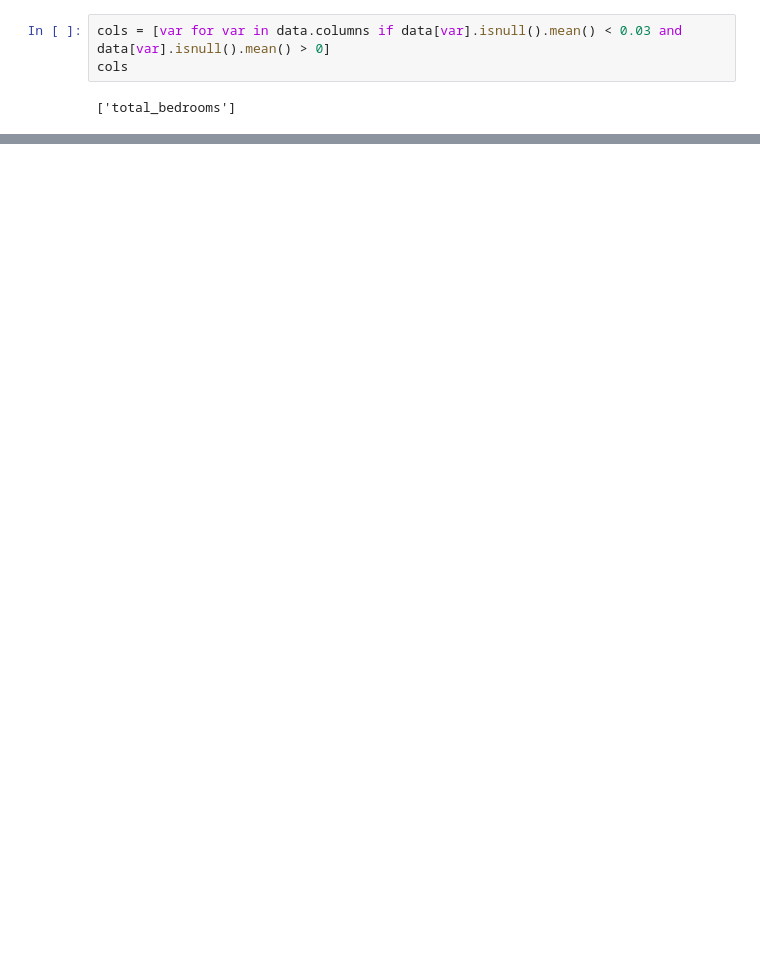
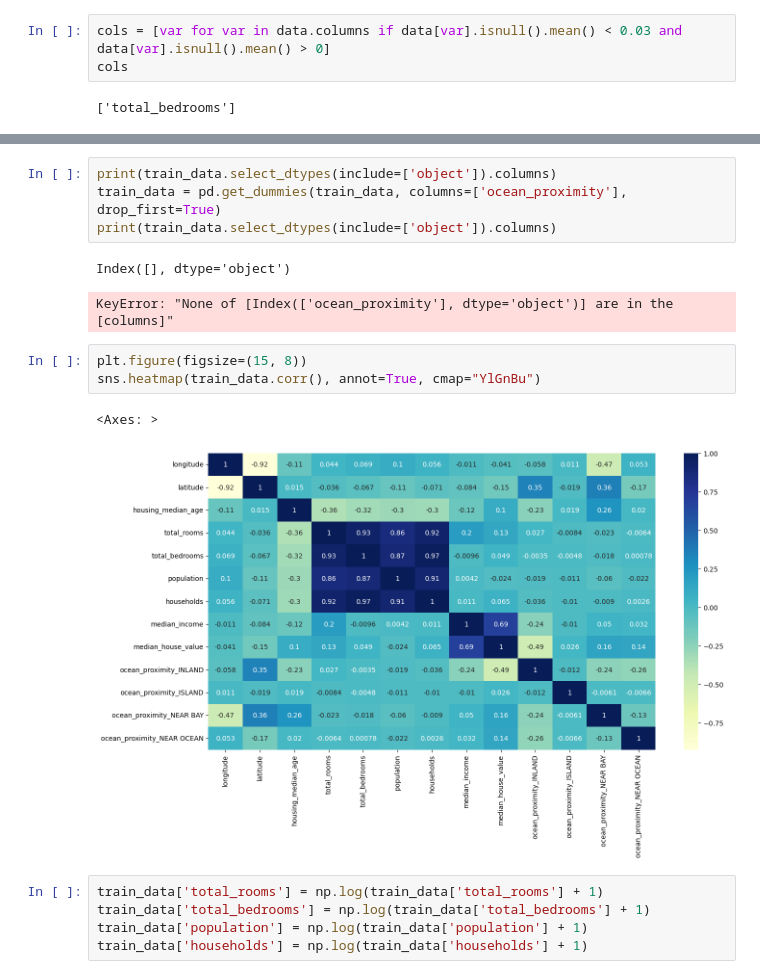
Before and after one commit to manashvi23/proppulse-california-housing, a Jupyter notebook: HousePricePrediction.ipynb, the cells around one changed output, grey strips where cells are left out. Drawn from its saved outputs; the diff is of its cells as text; blank space fills up the shorter version.

```diff
--- a/HousePricePrediction.ipynb
+++ b/HousePricePrediction.ipynb
@@ -160,0 +180,18 @@ memory usage: 1.7+ MB
+# %%
+print(train_data.select_dtypes(include=['object']).columns)
+train_data = pd.get_dummies(train_data, columns=['ocean_proximity'], drop_first=True)
+print(train_data.select_dtypes(include=['object']).columns)
+# %% [output]
+Index([], dtype='object')
+KeyError: "None of [Index(['ocean_proximity'], dtype='object')] are in the [columns]"
+# %%
+plt.figure(figsize=(15, 8))
+sns.heatmap(train_data.corr(), annot=True, cmap="YlGnBu")
+# %% [output]
+<Axes: >
+[figure, added]
+# %%
+train_data['total_rooms'] = np.log(train_data['total_rooms'] + 1)
+train_data['total_bedrooms'] = np.log(train_data['total_bedrooms'] + 1)
+train_data['population'] = np.log(train_data['population'] + 1)
+train_data['households'] = np.log(train_data['households'] + 1)
```
Also changed, not shown: parts of 27 cells of this notebook.
